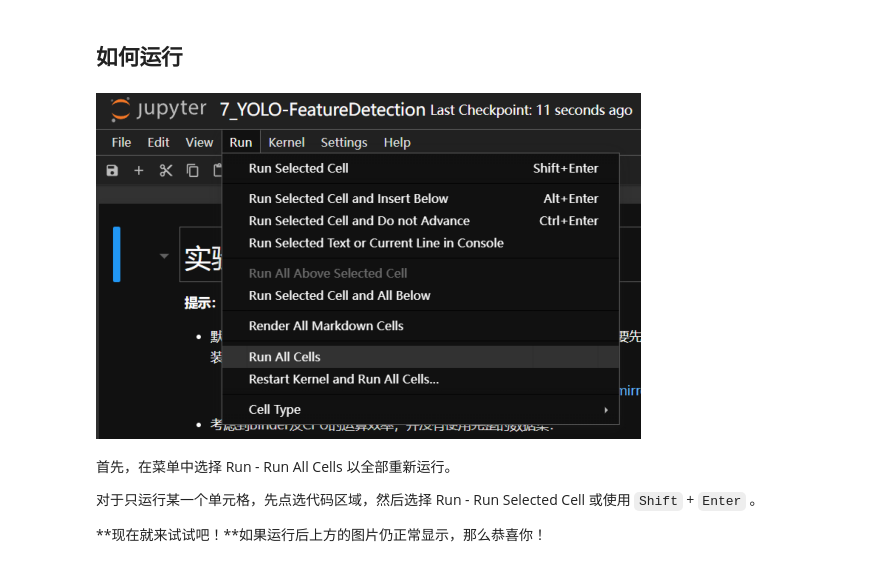
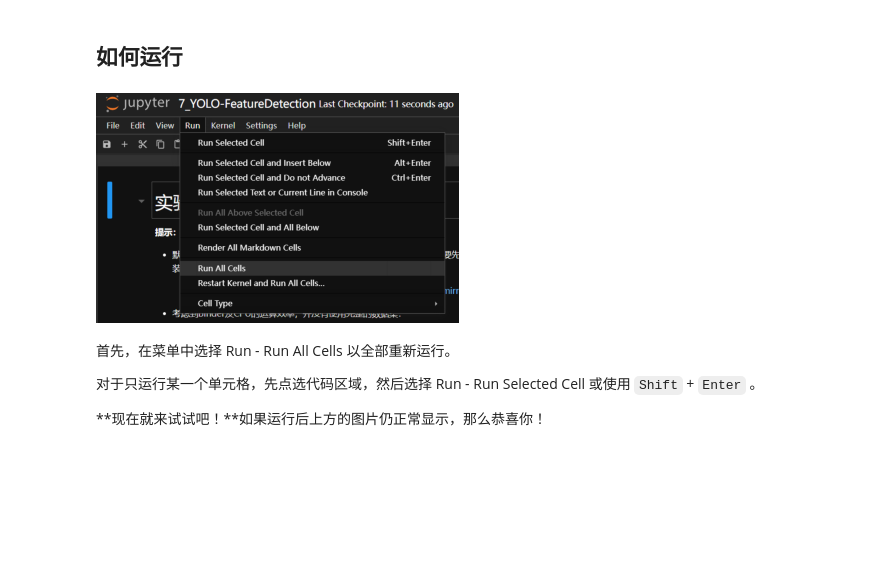
Before and after one commit to gaobobo/opencv-pytorch_MachineVision, a Jupyter notebook: index.ipynb, the cells around one changed output. Saved outputs shown, nothing was run; the diff lists cells and outputs as text; code cells hidden in the pictures; blank space fills up the shorter version.

Commit message:
chore: change image size

```diff
--- a/index.ipynb
+++ b/index.ipynb
@@ -35,15 +35,15 @@
 # %%
 %matplotlib inline
 import matplotlib.pyplot as plt
 
 img = plt.imread('./0_Index/RunCells.png')
-plt.figure(figsize=(img.shape[0], img.shape[1]), dpi=1.5)
+plt.figure(figsize=(img.shape[0], img.shape[1]), dpi=1)
 plt.imshow(img)
 plt.axis('off')
 
 plt.show()
 # %% [output]
-[figure, old version]
+[figure, new version]
 # %% [markdown]
 首先，在菜单中选择 Run - Run All Cells 以全部重新运行。
 
```
